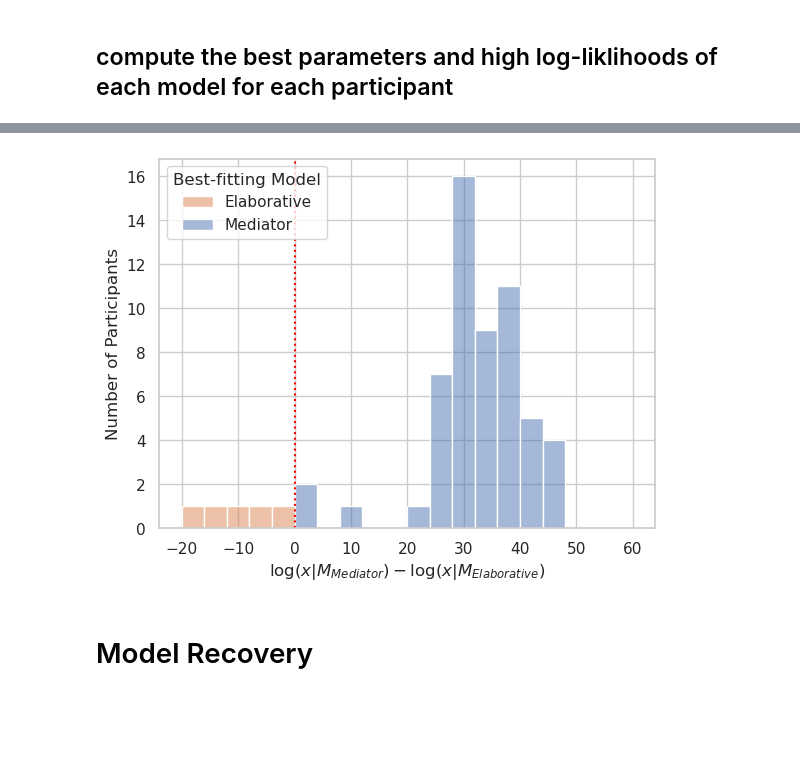
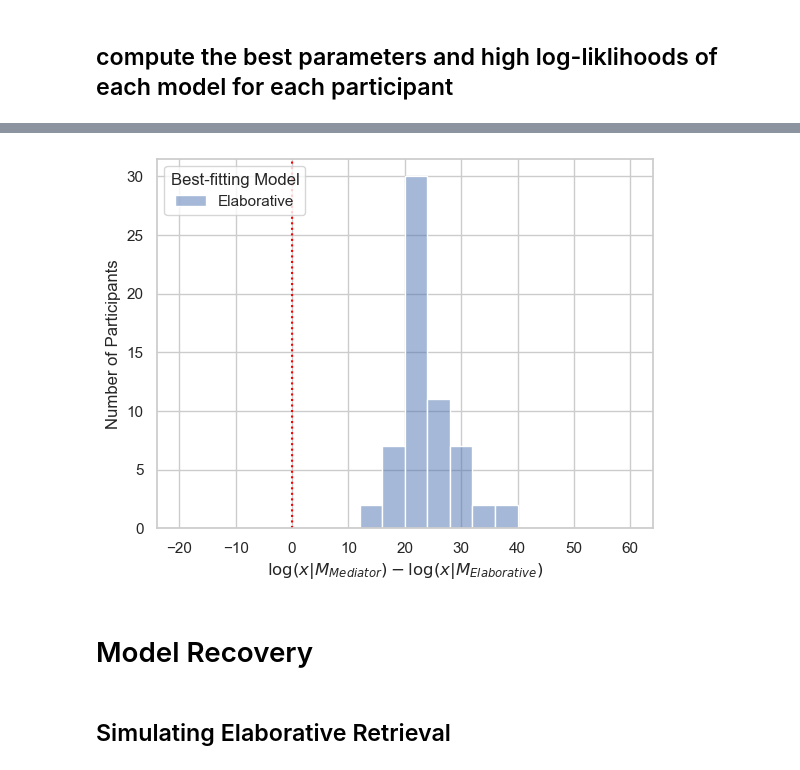
Before and after one commit to UWCCDL/Bridget, a Jupyter notebook: LLerror.ipynb, the cells around one changed output, grey strips where cells are left out. Cells and saved outputs as stored; diff of their text form; code cells hidden in the pictures; blank space fills up the shorter version.

```diff
--- a/LLerror.ipynb
+++ b/LLerror.ipynb
@@ -567,16 +567,23 @@ array([1001., 1002., 1003., 1004., 1005., 1006., 1007., 1008., 1009.,
 # %%
-DO_ALL = False
+DO_ALL = True
 dataframe = []
+
+#from pybads import BADS
+
+
 
 if DO_ALL:
     for ppt in alldata.participant.unique():
         data = alldata[alldata.participant == ppt]
-        edecay, etemp, eter = opt.minimize(vLLelab, x0 = [0.5, 1, 1], method = "Powell", bounds=[[0.01, 2], [0, 2], [0.1, 2]]).x
-        llelab = LLelabRT(data, edecay, etemp, eter)
+        eres = opt.minimize(vLLelab, x0 = [0.5, 1, 1], method = "Powell", bounds=[[0.4, 0.6], [0, 1], [0.1, 4]])
+        edecay, etemp, eter = eres.x
+        llelab = LLelabRT(data, edecay, etemp, eter, ppt=ppt)
 
-        mdecay, mtemp, mter = opt.minimize(vLLmed, x0 = [0.5, 1, 1], method = "Powell", bounds=[[0.01, 2], [0, 2], [0.1, 2]]).x
-        llmed = LLmedRT(data, mdecay, mtemp, mter)
+        mres = opt.minimize(vLLmed, x0 = [0.5, 1, 1], method = "Powell", bounds=[[0.4, 0.6], [0, 1], [0.1, 4]])
+        mdecay, mtemp, mter = mres.x
+        llmed = LLmedRT(data, mdecay, mtemp, mter, ppt=ppt)
 
+        print("%s : %d, %d" % (ppt, llelab, llmed))
         best = "Mediator"
         if llelab > llmed:
             best = "Elaborative"
@@ -674,14 +685,14 @@ res
 # %%
-sns.histplot(res, x="diff.LL", hue="best.model", binwidth=4, binrange=[-20, 60], stat="count", legend="False")
+sns.histplot(result, x="diff.LL", hue="best.model", binwidth=4, binrange=[-20, 60], stat="count", legend="False")
 plt.legend(loc="upper left", title="Best-fitting Model", labels=['Elaborative', 'Mediator'])
 plt.xlabel("$\log(x|M_{Mediator}) - \log(x|M_{Elaborative})$")
 plt.ylabel("Number of Participants")
 
 plt.axvline(x=0, linestyle="dotted", color="red")
 #plt.axvline(x=np.mean(res['diff.LL']), linestyle="dashed", color="blue", linewidth=2)
 plt.show()
 # %% [output]
-[figure, old version]
+[figure, new version]
 # %% [markdown]
 # Model Recovery
 # %%
@@ -747,6 +758,8 @@ def learning_phase(alldata, pairs, errors, study, decay, temp, ter):
           DM[cue][pairs[cue]] = [0.01, time]
     time += 300 # time for distractor phase
     return DM, dataframe, errorResp, time
+# %% [markdown]
+## Simulating Elaborative Retrieval
 # %%
 def simulate_data_elab(alldata, decay=0.5, temp=1, ter=1, mas = 1.6):
     # create a list of error items
```
Also changed, not shown: parts of 23 cells of this notebook.
